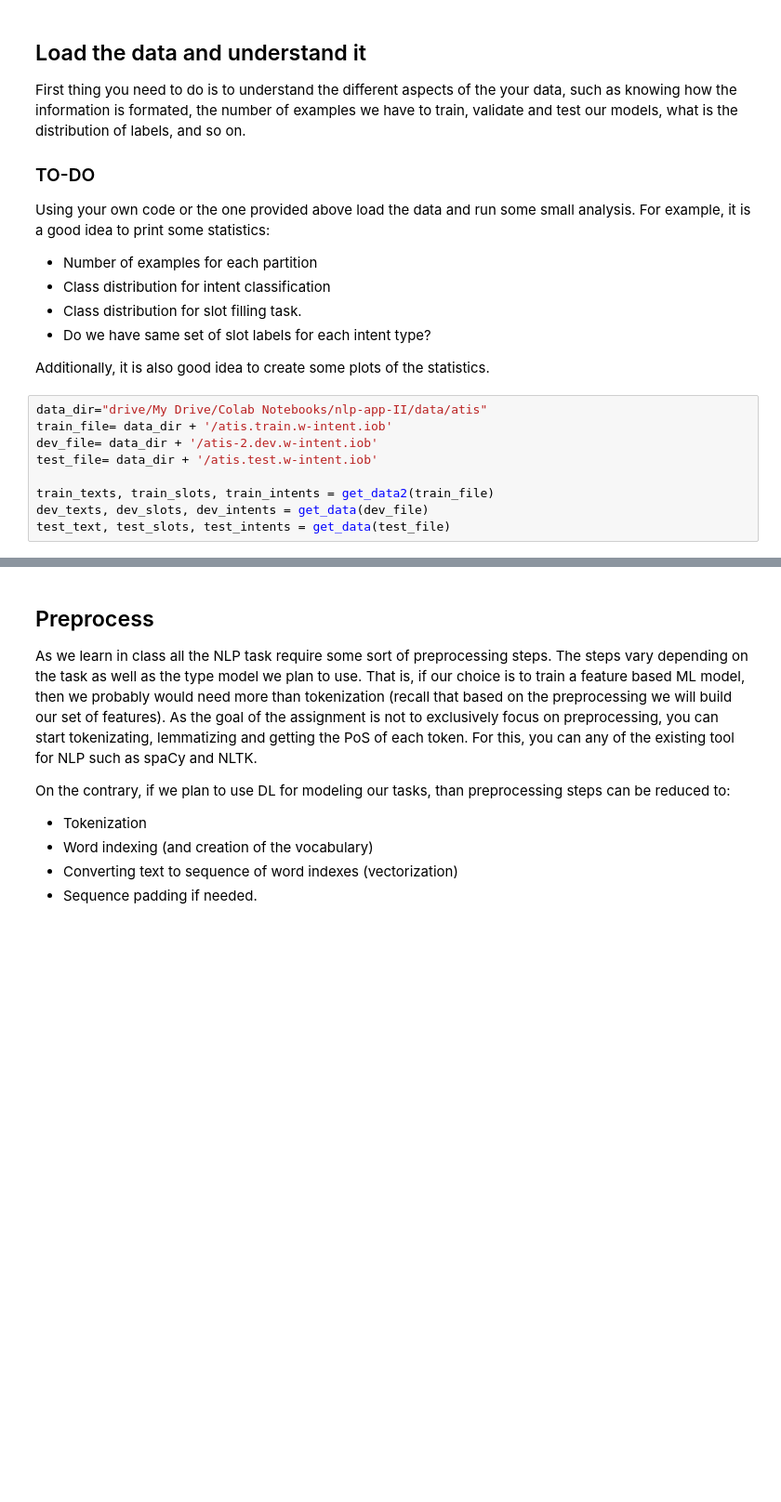
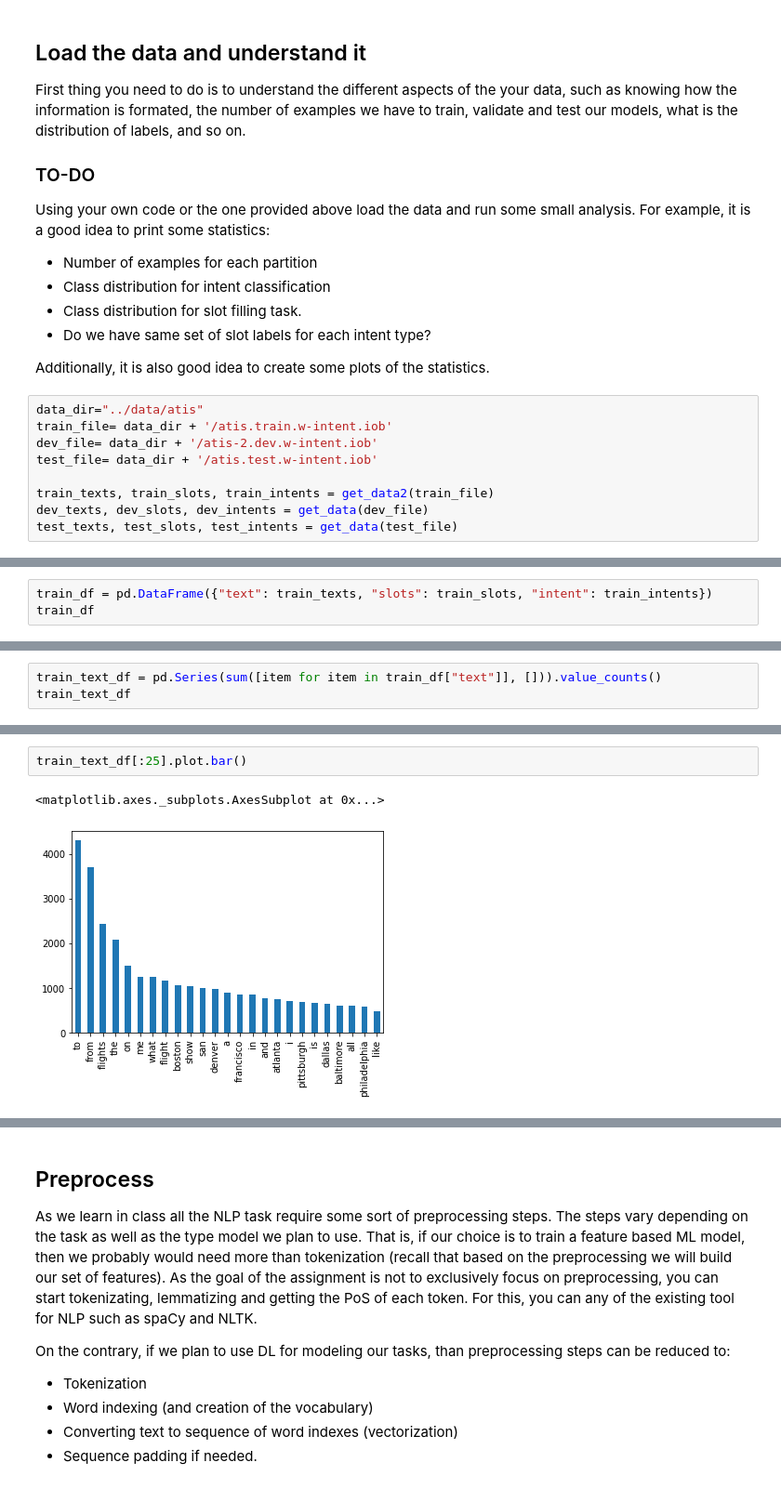
Before and after one commit to juletx/nlp-applications-2, a Jupyter notebook: assignments/assignment1.intent-slot-identification.ipynb, the cells around one changed output, grey strips where cells are left out. Shown: that part at 93% size. Drawn from its saved outputs; the diff is of its cells as text; blank space fills up the shorter version.

```diff
--- a/assignments/assignment1.intent-slot-identification.ipynb
+++ b/assignments/assignment1.intent-slot-identification.ipynb
@@ -67,14 +76,14 @@ Using your own code or the one provided above load the data and run some small a
 
 Additionally, it is also good idea to create some plots of the statistics.
 # %%
-data_dir="drive/My Drive/Colab Notebooks/nlp-app-II/data/atis"
+data_dir="../data/atis"
 train_file= data_dir + '/atis.train.w-intent.iob'
 dev_file= data_dir + '/atis-2.dev.w-intent.iob'
 test_file= data_dir + '/atis.test.w-intent.iob'
 
 train_texts, train_slots, train_intents = get_data2(train_file)
 dev_texts, dev_slots, dev_intents = get_data(dev_file)
-test_text, test_slots, test_intents = get_data(test_file)
+test_texts, test_slots, test_intents = get_data(test_file)
 # %%
 print(train_texts[0])
 print(train_slots[0])
@@ -81,0 +97,3 @@ print(train_intents[0])
+# %%
+train_df = pd.DataFrame({"text": train_texts, "slots": train_slots, "intent": train_intents})
+train_df
@@ -81,0 +150,3 @@ print(train_intents[0])
+# %%
+train_text_df = pd.Series(sum([item for item in train_df["text"]], [])).value_counts()
+train_text_df
@@ -81,0 +166,5 @@ print(train_intents[0])
+# %%
+train_text_df[:25].plot.bar()
+# %% [output]
+<matplotlib.axes._subplots.AxesSubplot at 0x...>
+[figure, added]
```
Also changed, not shown: parts of 19 cells of this notebook, 1 other file.
